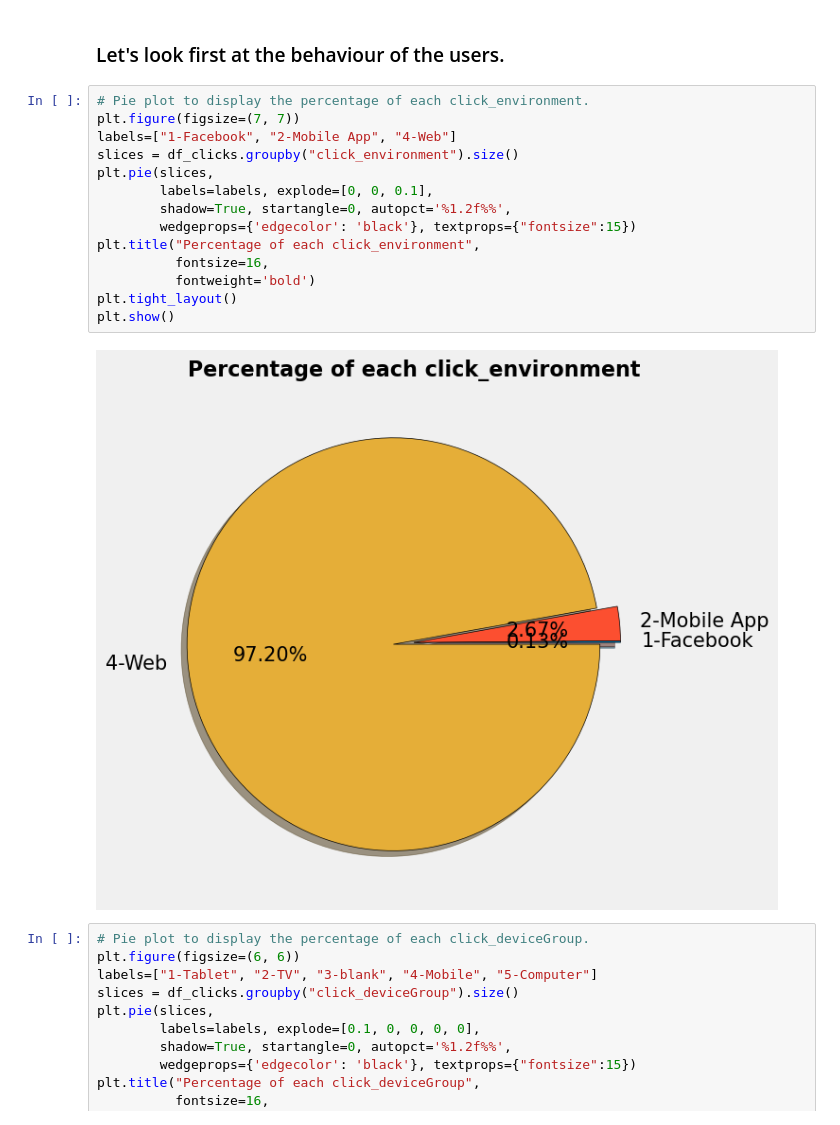
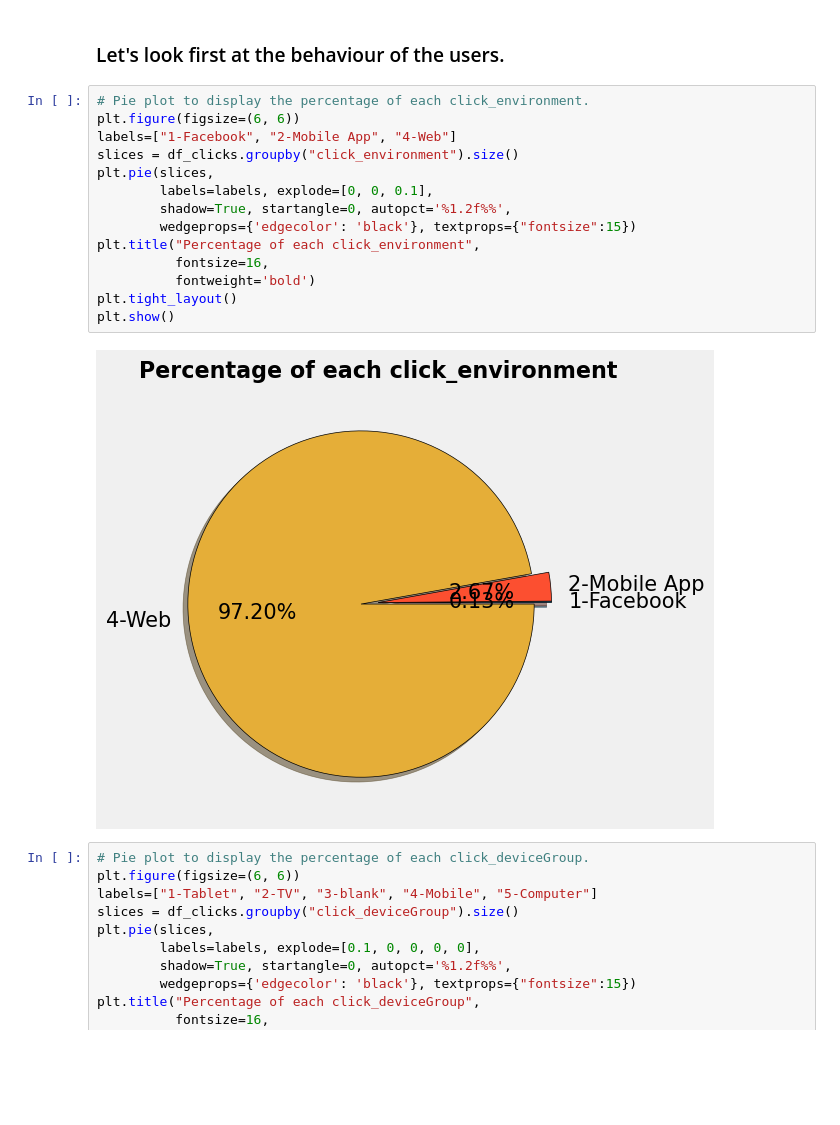
Before and after one commit to jfsubrini/ia-project9, a Jupyter notebook: Subrini_JeanFrancois_2_scripts_012023.ipynb, the cells around one changed output. Saved outputs shown, nothing was run; the diff lists cells and outputs as text; blank space fills up the shorter version.

```diff
--- a/Subrini_JeanFrancois_2_scripts_012023.ipynb
+++ b/Subrini_JeanFrancois_2_scripts_012023.ipynb
@@ -439,20 +442,20 @@ del df_resume
 ### Let's look first at the behaviour of the users.
 # %%
 # Pie plot to display the percentage of each click_environment.
-plt.figure(figsize=(7, 7))
+plt.figure(figsize=(6, 6))
 labels=["1-Facebook", "2-Mobile App", "4-Web"]
 slices = df_clicks.groupby("click_environment").size()
 plt.pie(slices,
         labels=labels, explode=[0, 0, 0.1],
         shadow=True, startangle=0, autopct='%1.2f%%',
         wedgeprops={'edgecolor': 'black'}, textprops={"fontsize":15})
 plt.title("Percentage of each click_environment",
           fontsize=16,
           fontweight='bold')
 plt.tight_layout()
 plt.show()
 # %% [output]
-[figure, old version]
+[figure, new version]
 # %%
 # Pie plot to display the percentage of each click_deviceGroup.
 plt.figure(figsize=(6, 6))
```
Also changed, not shown: parts of 96 cells of this notebook.
